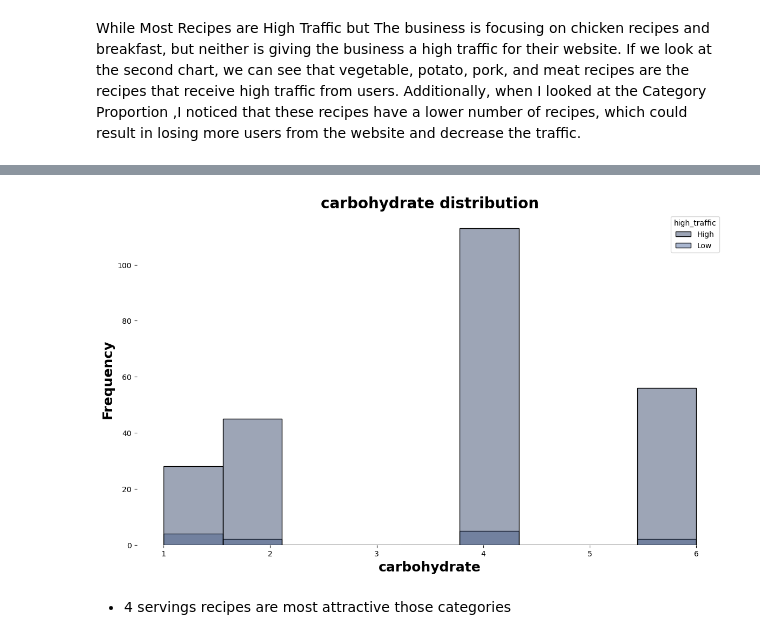
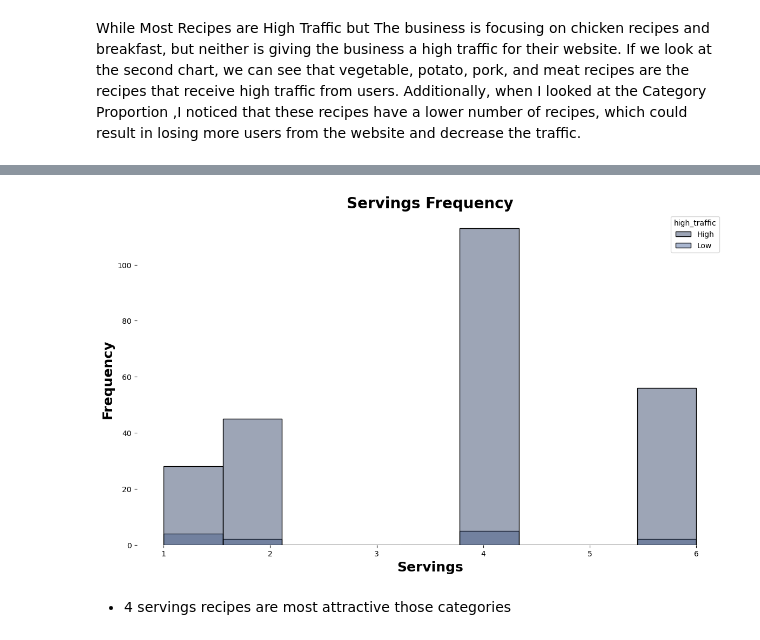
Before and after one commit to MahmoudAdel-hub/DSProfessional, a Jupyter notebook: Project.ipynb, the cells around one changed output, grey strips where cells are left out. Drawn from its saved outputs; the diff is of its cells as text; code cells hidden in the pictures.

```diff
--- a/Project.ipynb
+++ b/Project.ipynb
@@ -490,13 +474,13 @@ df
 # %%
 plt.subplots(figsize=(14,8))
 plt.box(False)
 sns.histplot(data=df[df['category'].isin(['Vegetable','Potato','Pork'])],x='servings',hue='high_traffic',color='skyblue')
-plt.xlabel('carbohydrate',fontsize=18, fontweight='bold')
+plt.xlabel('Servings',fontsize=18, fontweight='bold')
 plt.ylabel('Frequency',fontsize=18, fontweight='bold')
-plt.title('carbohydrate distribution',size=20,fontweight='bold')
+plt.title('Servings Frequency',size=20,fontweight='bold')
 plt.show()
 # %% [output]
-[figure, old version]
+[figure, new version]
 # %% [markdown]
 - 4 servings recipes are most attractive those categories
 # %%
```
Also changed, not shown: parts of 7 cells of this notebook.
